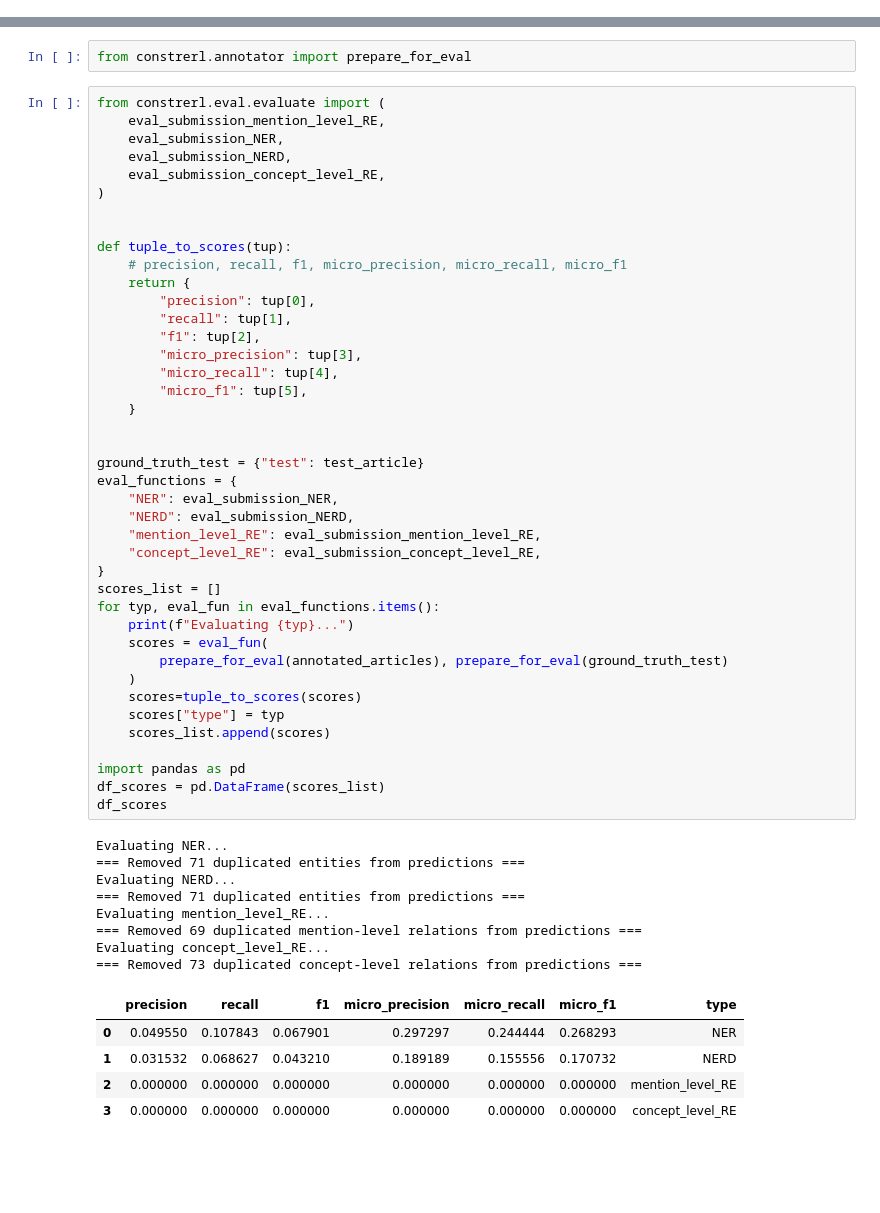
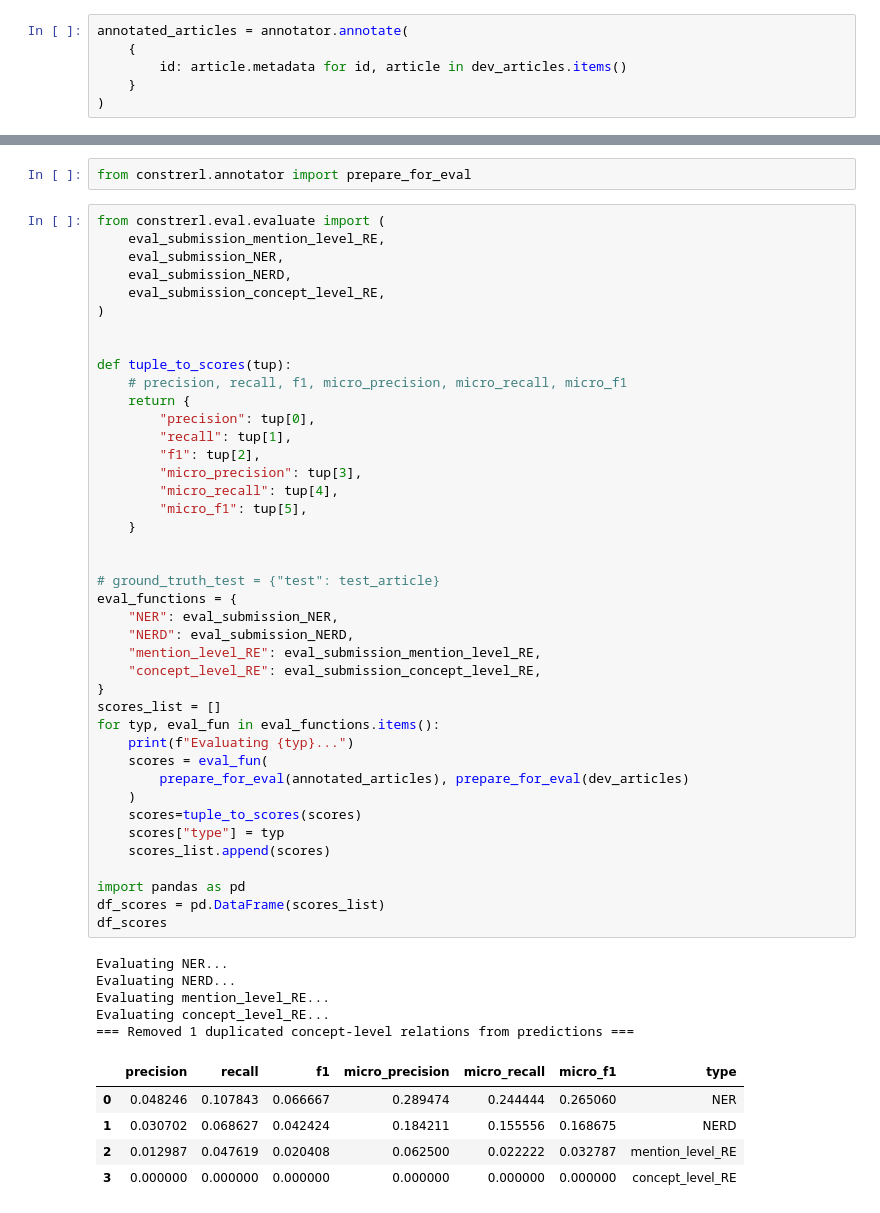
Before and after one commit to Dakantz/CLEANR, a Jupyter notebook: inference.ipynb, the cells around one changed output, grey strips where cells are left out. Drawn from its saved outputs; the diff is of its cells as text; blank space fills up the shorter version.

```diff
--- a/inference.ipynb
+++ b/inference.ipynb
@@ -157,0 +136,6 @@ Llama.generate: 22 prefix-match hit, remaining 258 prompt tokens to eval
+# %%
+annotated_articles = annotator.annotate(
+    {
+        id: article.metadata for id, article in dev_articles.items()
+    }
+)
@@ -226,40 +179,37 @@ def tuple_to_scores(tup):
         "micro_precision": tup[3],
         "micro_recall": tup[4],
         "micro_f1": tup[5],
     }
 
 
-ground_truth_test = {"test": test_article}
+# ground_truth_test = {"test": test_article}
 eval_functions = {
     "NER": eval_submission_NER,
     "NERD": eval_submission_NERD,
     "mention_level_RE": eval_submission_mention_level_RE,
     "concept_level_RE": eval_submission_concept_level_RE,
 }
 scores_list = []
 for typ, eval_fun in eval_functions.items():
     print(f"Evaluating {typ}...")
     scores = eval_fun(
-        prepare_for_eval(annotated_articles), prepare_for_eval(ground_truth_test)
+        prepare_for_eval(annotated_articles), prepare_for_eval(dev_articles)
     )
     scores=tuple_to_scores(scores)
     scores["type"] = typ
     scores_list.append(scores)
 
 import pandas as pd
 df_scores = pd.DataFrame(scores_list)
 df_scores
 # %% [output]
 Evaluating NER...
-=== Removed 71 duplicated entities from predictions ===
 Evaluating NERD...
-=== Removed 71 duplicated entities from predictions ===
 Evaluating mention_level_RE...
-=== Removed 69 duplicated mention-level relations from predictions ===
 Evaluating concept_level_RE...
-=== Removed 73 duplicated concept-level relations from predictions ===
+=== Removed 1 duplicated concept-level relations from predictions ===
 |  | precision | recall | f1 | micro_precision | micro_recall | micro_f1 | type |
-| 0 | 0.049550 | 0.107843 | 0.067901 | 0.297297 | 0.244444 | 0.268293 | NER |
-| 1 | 0.031532 | 0.068627 | 0.043210 | 0.189189 | 0.155556 | 0.170732 | NERD |
-| 2 | 0.000000 | 0.000000 | 0.000000 | 0.000000 | 0.000000 | 0.000000 | mention_level_RE |
+| 0 | 0.048246 | 0.107843 | 0.066667 | 0.289474 | 0.244444 | 0.265060 | NER |
+| 1 | 0.030702 | 0.068627 | 0.042424 | 0.184211 | 0.155556 | 0.168675 | NERD |
+| 2 | 0.012987 | 0.047619 | 0.020408 | 0.062500 | 0.022222 | 0.032787 | mention_level_RE |
 | 3 | 0.000000 | 0.000000 | 0.000000 | 0.000000 | 0.000000 | 0.000000 | concept_level_RE |
```
Also changed, not shown: parts of 4 cells of this notebook, 2 other files.
